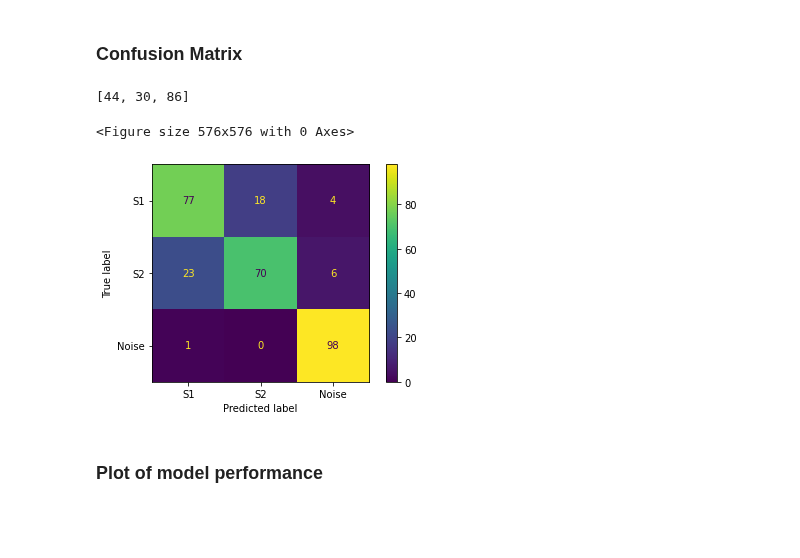
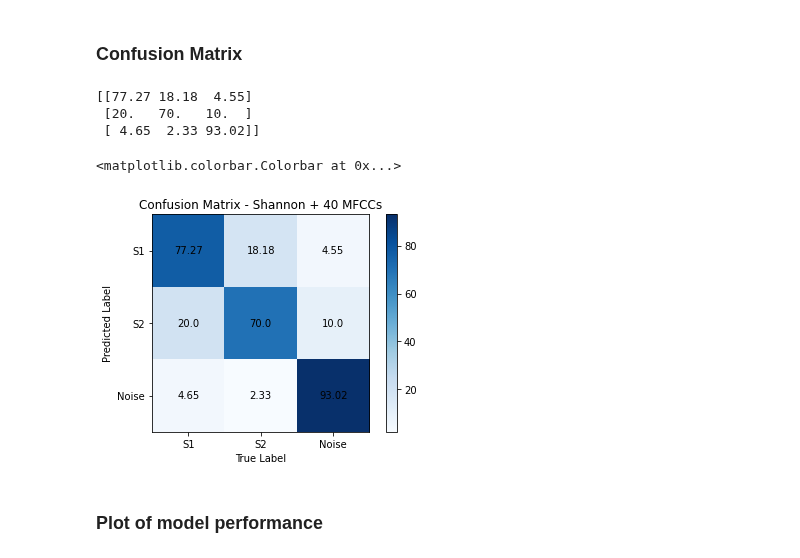
Before and after one commit to blackmountainb/taad-project, a Jupyter notebook: code/Model_Train.ipynb, the cells around one changed output. Saved outputs shown, nothing was run; the diff lists cells and outputs as text; code cells hidden in the pictures; blank space fills up the shorter version.

```diff
--- a/code/Model_Train.ipynb
+++ b/code/Model_Train.ipynb
@@ -125,7 +123,7 @@ featuresdf.to_pickle('../MFCCs/cutA_toTrain_shannon_mfccs40.pkl')
 # %% [markdown]
 ### Load MFFCs from saved files
 # %%
-fileMFCCs = '../MFCCs/cutA_toTrain_shannon_mfccs40.pkl'
+fileMFCCs = '../MFCCs/cutA_toTrain_shannon_mfccs'+str(n_mfccs)+'.pkl'
 featuresdf = pd.read_pickle(fileMFCCs)
 # %% [markdown]
 ### Transform the data to arrays
@@ -200,7 +198,7 @@ Pre-training accuracy: 48.1250%
 num_epochs = 700
 num_batch_size = 32
 
-csv_logger = keras.callbacks.CSVLogger('../model_save/cut_setA_Train_shannon_mffcs40_Hist_700.log')
+csv_logger = keras.callbacks.CSVLogger('../model_save/cut_setA_Train_shannon_mffcs'+str(n_mfccs)+'_Hist_'+str(num_epochs)+'.log')
 
 model.fit(x_train, y_train, batch_size=num_batch_size,callbacks=[csv_logger], epochs=num_epochs, validation_data=(x_test, y_test), verbose=1)
 
@@ -257,18 +255,13 @@ for row in matrix:
     for element in row:
         sum += element
     total.append(sum)
-print(total)
-matrix = matrix*100
+
 for i in range(len(matrix)):
-    matrix[i] = matrix[i]/total[i]
+    matrix = matrix.astype(float)
+    matrix[i] = np.round(100*matrix[i]/total[i],2)
+
+print(matrix)
 # %% [output]
-[44, 30, 86]
+[[77.27 18.18  4.55]
+ [20.   70.   10.  ]
+ [ 4.65  2.33 93.02]]
-# %%
-# Display confusion matrix with respective labels
-fig = plt.figure(figsize=(8,8))
-disp = ConfusionMatrixDisplay(confusion_matrix=matrix, display_labels = ['S1','S2','Noise'])
-disp.plot()
-plt.show()
-# %% [output]
-<Figure size 576x576 with 0 Axes>
-[figure, removed]
@@ -276,0 +268,22 @@ disp.figure_.savefig('../images/confusionMatrix/700Epoch_shannon_mfccs40.jpg')
+# %%
+fig, ax = plt.subplots()
+
+ax.set_xlabel('True Label')
+ax.set_ylabel('Predicted Label')
+
+ticks = [0, 1, 2]
+labels = ["S1", "S2", "Noise"]
+plt.xticks(ticks, labels)
+plt.yticks(ticks, labels)
+plt.title('Confusion Matrix - Shannon + '+str(n_mfccs)+' MFCCs')
+
+for i in range(3):
+    for j in range(3):
+        c = matrix[j,i]
+        ax.text(i, j, str(c), va='center', ha='center')
+
+plt.imshow(matrix, cmap='Blues')
+plt.colorbar()
+# %% [output]
+<matplotlib.colorbar.Colorbar at 0x...>
+[figure, added]
```
Also changed, not shown: parts of 15 cells of this notebook, 41 other files.
